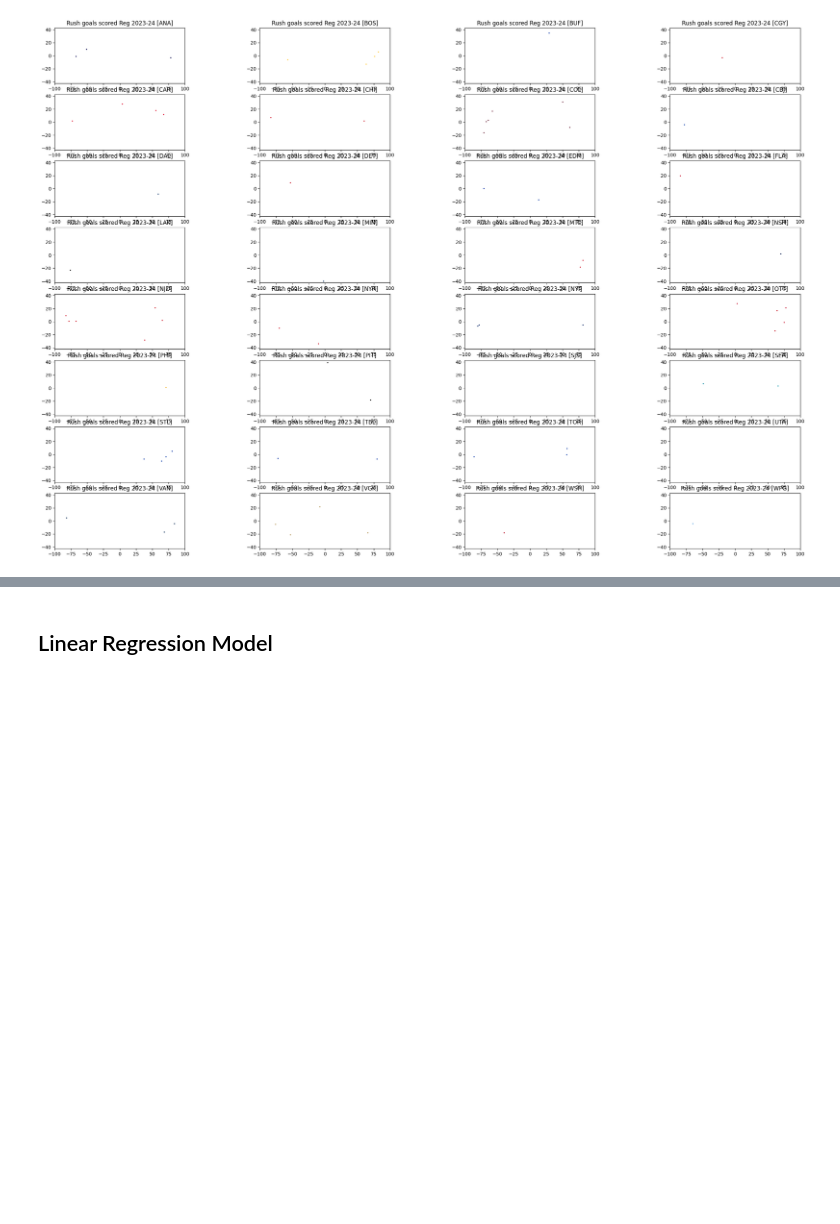
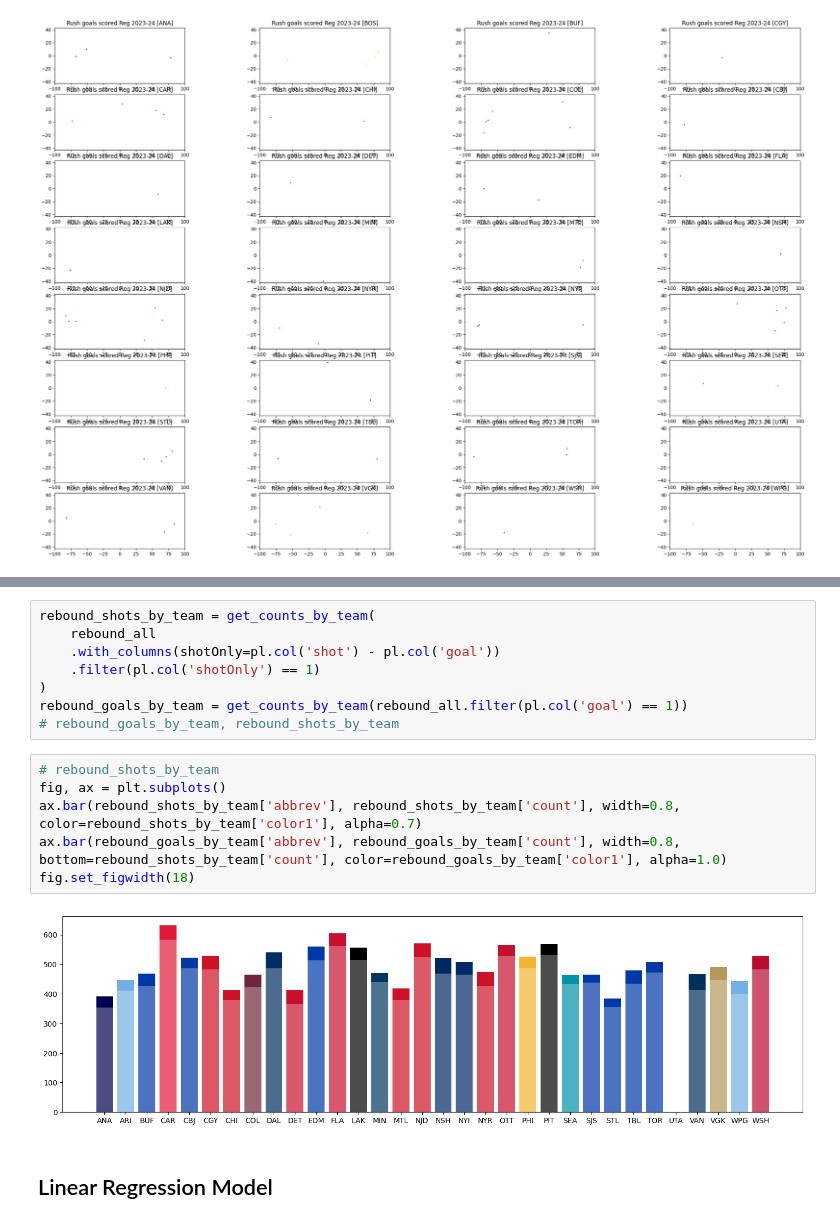
Before and after one commit to trxe/nhl_data_demo, a Jupyter notebook: xgoals.ipynb, the cells around one changed output, grey strips where cells are left out. Saved outputs shown, nothing was run; the diff lists cells and outputs as text; blank space fills up the shorter version.

```diff
--- a/xgoals.ipynb
+++ b/xgoals.ipynb
@@ -616,3 +592,19 @@ fig.set_figwidth(18)
+# %%
+rebound_shots_by_team = get_counts_by_team(
+    rebound_all
+    .with_columns(shotOnly=pl.col('shot') - pl.col('goal'))
+    .filter(pl.col('shotOnly') == 1)
+)
+rebound_goals_by_team = get_counts_by_team(rebound_all.filter(pl.col('goal') == 1))
+# rebound_goals_by_team, rebound_shots_by_team
+# %%
+# rebound_shots_by_team
+fig, ax = plt.subplots()
+ax.bar(rebound_shots_by_team['abbrev'], rebound_shots_by_team['count'], width=0.8, color=rebound_shots_by_team['color1'], alpha=0.7)
+ax.bar(rebound_goals_by_team['abbrev'], rebound_goals_by_team['count'], width=0.8, bottom=rebound_shots_by_team['count'], color=rebound_goals_by_team['color1'], alpha=1.0)
+fig.set_figwidth(18)
+# %% [output]
+[figure, added]
 # %% [markdown]
 ## Linear Regression Model
 # %%
```
Also changed, not shown: parts of 8 cells of this notebook.
